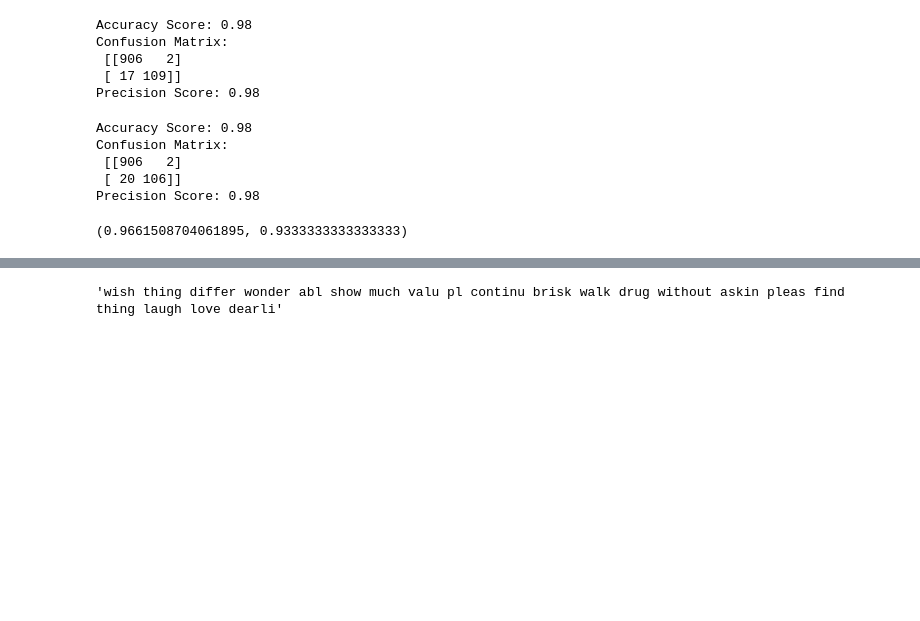
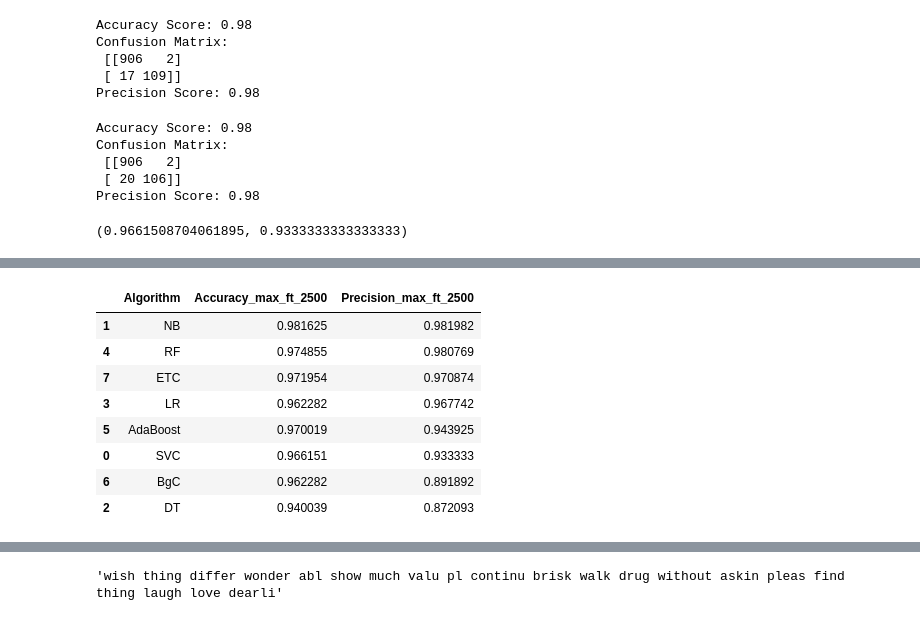
Before and after one commit to SurajSharma0204/EmailSMS_Spamornot_ML_Project, a Jupyter notebook: emailsmsspam_classifier.ipynb, the cells around one changed output, grey strips where cells are left out. Cells and saved outputs as stored; diff of their text form; code cells hidden in the pictures; blank space fills up the shorter version.

```diff
--- a/emailsmsspam_classifier.ipynb
+++ b/emailsmsspam_classifier.ipynb
@@ -641,0 +698,12 @@ for name,clf in clfs.items():
+# %%
+p_df2
+# %% [output]
+|  | Algorithm | Accuracy_max_ft_2500 | Precision_max_ft_2500 |
+| 1 | NB | 0.981625 | 0.981982 |
+| 4 | RF | 0.974855 | 0.980769 |
+| 7 | ETC | 0.971954 | 0.970874 |
+| 3 | LR | 0.962282 | 0.967742 |
+| 5 | AdaBoost | 0.970019 | 0.943925 |
+| 0 | SVC | 0.966151 | 0.933333 |
+| 6 | BgC | 0.962282 | 0.891892 |
+| 2 | DT | 0.940039 | 0.872093 |
```
Also changed, not shown: parts of 24 cells of this notebook, 4 other files.
